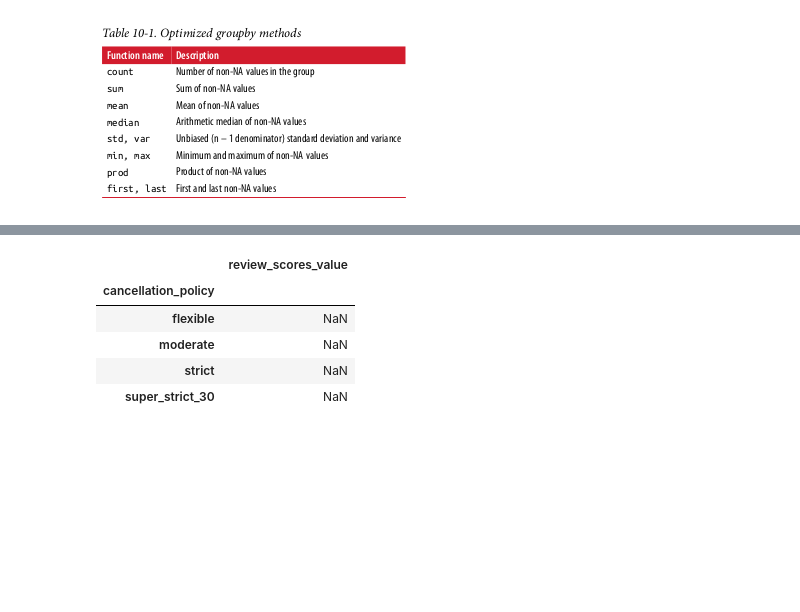
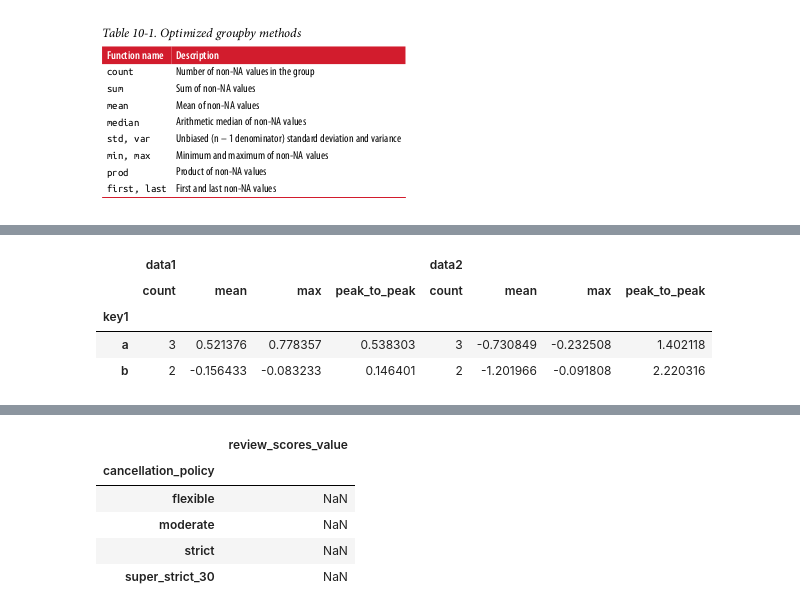
Before and after one commit to jmelendezgeo/Apuntes-Data-Science, a Jupyter notebook: Applied Data Science with Python - Coursera Specialization /Introduction To Data Science/Semana-3.ipynb, the cells around one changed output, grey strips where cells are left out. Saved outputs shown, nothing was run; the diff lists cells and outputs as text; code cells hidden in the pictures; blank space fills up the shorter version.

```diff
--- a/Applied Data Science with Python - Coursera Specialization /Introduction To Data Science/Semana-3.ipynb
+++ b/Applied Data Science with Python - Coursera Specialization /Introduction To Data Science/Semana-3.ipynb
@@ -942,0 +970,6 @@ Aggregation se refiere a cualquier data tranformation que produce valores escala
+# %%
+# Para usar nuestras propias aggregation functions, pasamos cualqueir funcion that aggregates and
+# array to the aggregate or agg method:
+
+def peak_to_peak(arr):
+    return arr.max() - arr.min()
@@ -942,0 +993,14 @@ Aggregation se refiere a cualquier data tranformation que produce valores escala
+# %%
+# Podemos pasar los nombres de las funciones como una lista en agg y esto se aplicara al DF.
+functions = ['count','mean','max',peak_to_peak]
+
+grouped.agg(functions)
+
+# Como vemos, el df resultante tiene columnas gerarquicas, igual que si hubieramos agregado cada columna separadamente
+# usando concat como metodo de union con los nombres de columnas como keys arguments.
+# %% [output]
+|  | data1 |  |  |  | data2 |  |  |  |
+|  | count | mean | max | peak_to_peak | count | mean | max | peak_to_peak |
+| key1 |  |  |  |  |  |  |  |  |
+| a | 3 | 0.521376 | 0.778357 | 0.538303 | 3 | -0.730849 | -0.232508 | 1.402118 |
+| b | 2 | -0.156433 | -0.083233 | 0.146401 | 2 | -1.201966 | -0.091808 | 2.220316 |
```
Also changed, not shown: parts of 50 cells of this notebook, 36 other files.
